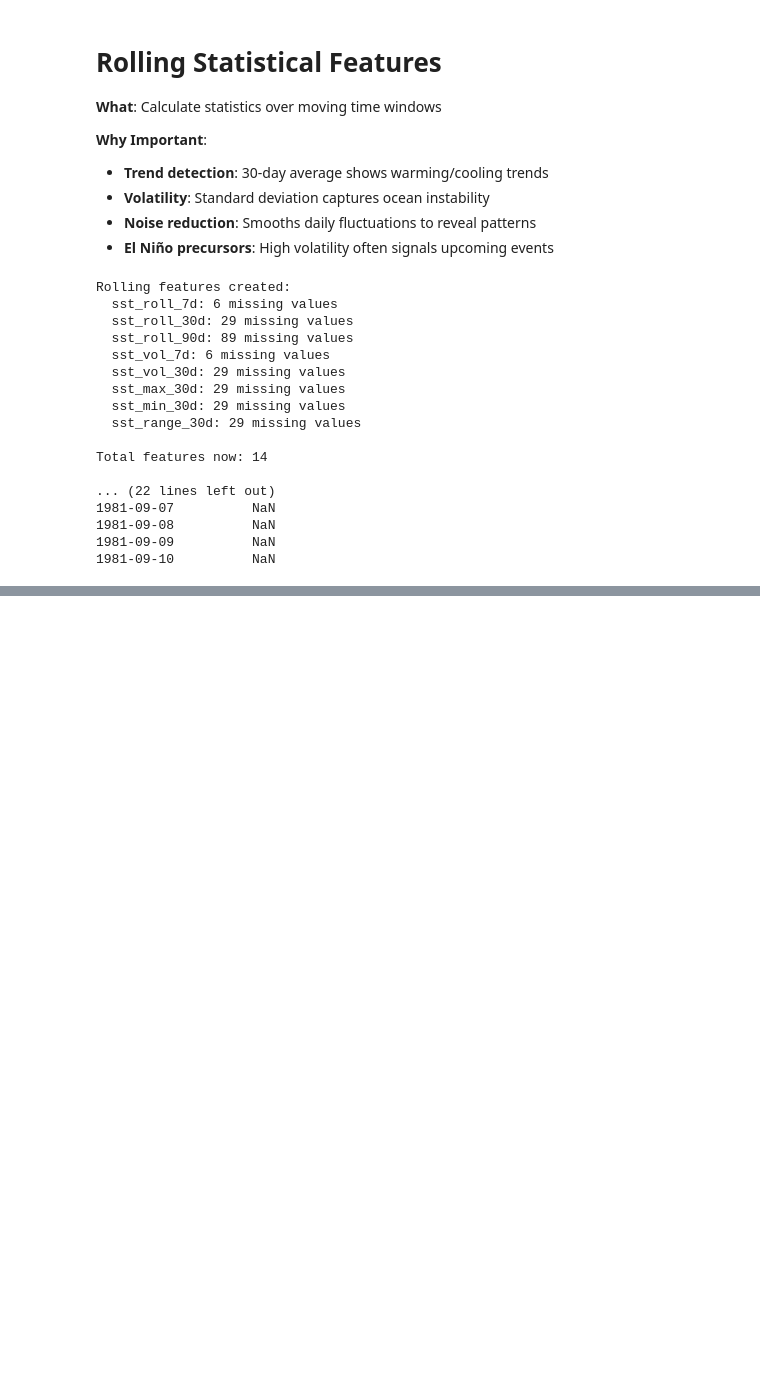
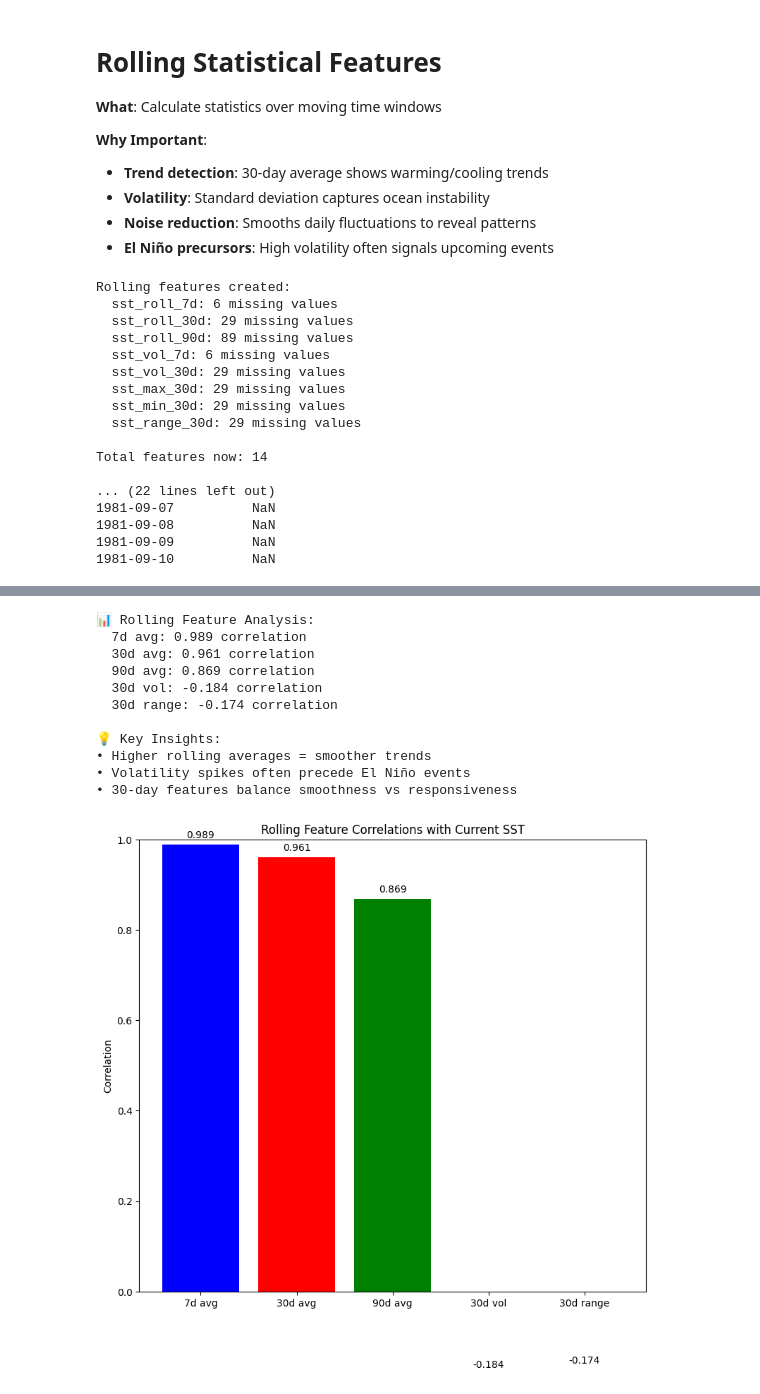
Before and after one commit to DHANA5982/Prediction-of-El-Nino-Events, a Jupyter notebook: notebooks/02_EDA.ipynb, the cells around one changed output, grey strips where cells are left out. Saved outputs shown, nothing was run; the diff lists cells and outputs as text; code cells hidden in the pictures; blank space fills up the shorter version.

```diff
--- a/notebooks/02_EDA.ipynb
+++ b/notebooks/02_EDA.ipynb
@@ -242,0 +223,42 @@ print("• 30-day features balance smoothness vs responsiveness")
+# %%
+# Plot 4: Rolling vs Current correlation
+rolling_features = ['sst_roll_7d', 'sst_roll_30d', 'sst_roll_90d', 'sst_vol_30d', 'sst_range_30d']
+correlations = [df['sst'].corr(df[col]) for col in rolling_features]
+feature_names = ['7d avg', '30d avg', '90d avg', '30d vol', '30d range']
+
+plt.figure(figsize=(8,8))
+bars = plt.bar(feature_names, correlations, color=['blue', 'red', 'green', 'orange', 'purple'])
+plt.title('Rolling Feature Correlations with Current SST')
+plt.ylabel('Correlation')
+plt.ylim(0, 1)
+
+# Add values on bars
+for bar, corr in zip(bars, correlations):
+    height = bar.get_height()
+    plt.text(bar.get_x() + bar.get_width()/2., height + 0.01, f'{corr:.3f}',
+             ha='center', va='bottom')
+
+plt.tight_layout()
+plt.savefig('D:/GitHub/Prediction of El-Nino Events/output/plots/roll_correlation.png')
+
+print("\n📊 Rolling Feature Analysis:")
+for name, corr in zip(feature_names, correlations):
+    print(f"  {name}: {corr:.3f} correlation")
+
+print("\n💡 Key Insights:")
+print("• Higher rolling averages = smoother trends")
+print("• Volatility spikes often precede El Niño events")
+print("• 30-day features balance smoothness vs responsiveness")
+# %% [output]
+📊 Rolling Feature Analysis:
+  7d avg: 0.989 correlation
+  30d avg: 0.961 correlation
+  90d avg: 0.869 correlation
+  30d vol: -0.184 correlation
+  30d range: -0.174 correlation
+
+💡 Key Insights:
+• Higher rolling averages = smoother trends
+• Volatility spikes often precede El Niño events
+• 30-day features balance smoothness vs responsiveness
+[figure, added]
```
Also changed, not shown: parts of 3 cells of this notebook.
